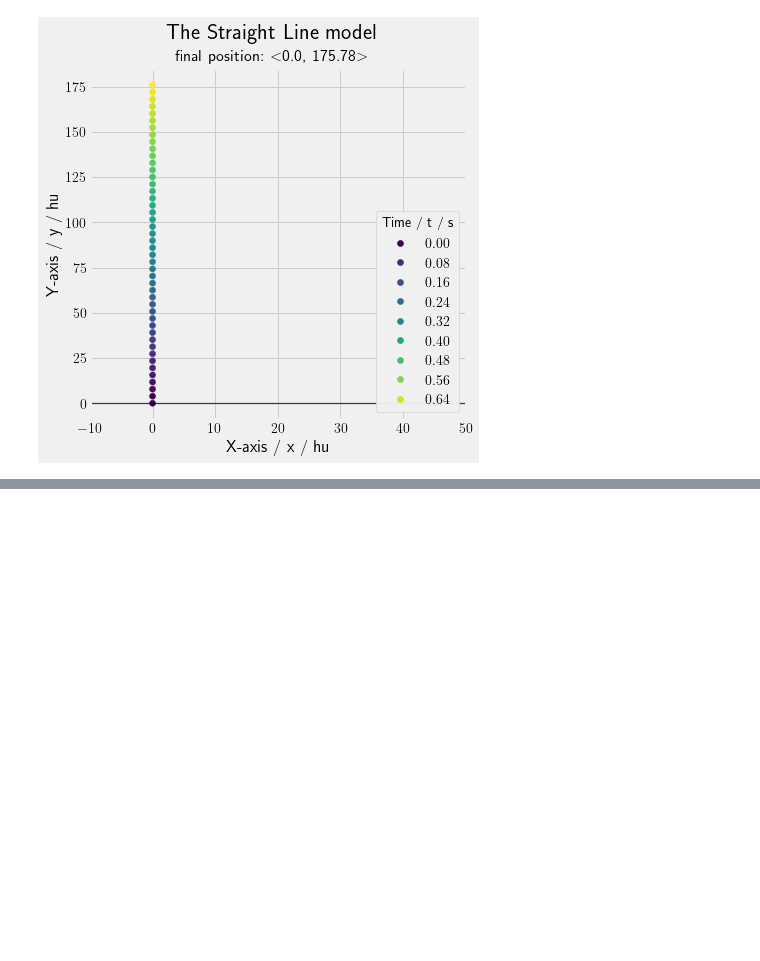
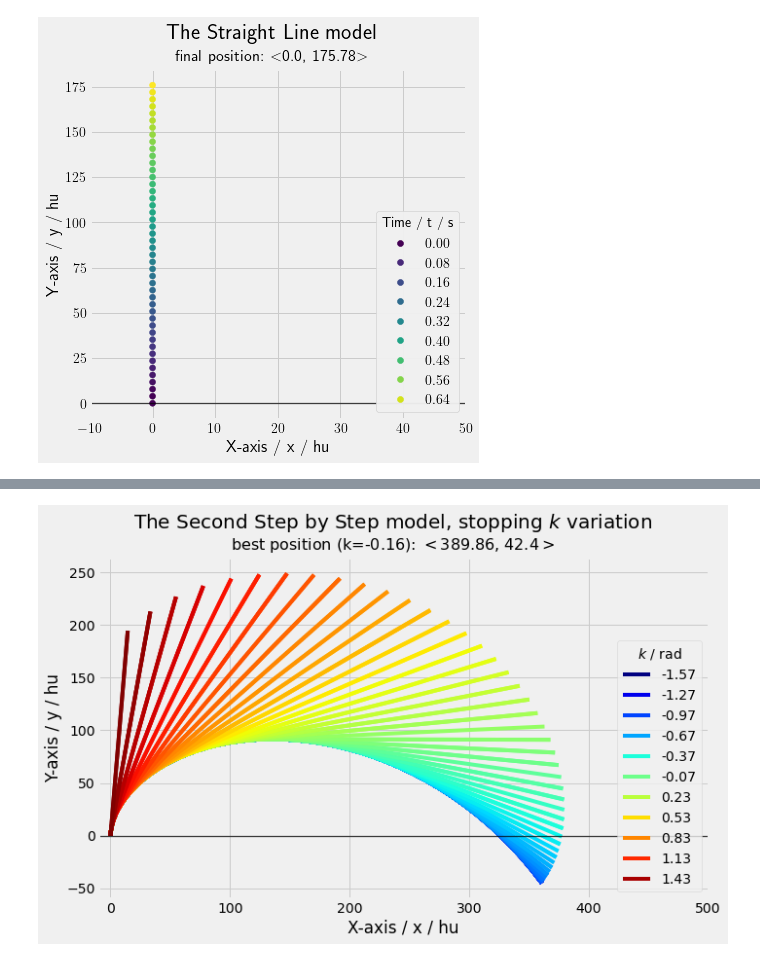
Before and after one commit to Troppydash/IAProjects, a Jupyter notebook: EE/jump/sims/graphing.ipynb, the cells around one changed output, grey strips where cells are left out. Saved outputs shown, nothing was run; the diff lists cells and outputs as text; code cells hidden in the pictures; blank space fills up the shorter version.

Commit message:
Added color to EE scripts

```diff
--- a/EE/jump/sims/graphing.ipynb
+++ b/EE/jump/sims/graphing.ipynb
@@ -738,0 +679,83 @@ step_by_step_2()
+# %%
+# step by step graphing
+
+
+@auto_save()
+def step_by_step_1():
+    pos, data = simulate_discrete_euler_step(step_step_w, 1/64)
+
+    fig = plt.figure(figsize=(10, 6))
+    ax = plt.gca()
+
+    ts = [d[0] for d in data]
+    xs = [d[1] for d in data]
+    ys = [d[2] for d in data]
+
+    sca = ax.scatter(xs, ys, c=ts)
+
+    ax.set_xlim(-10,500)
+
+    ax.axhline(y=0, color='black', linewidth=1.3, alpha=0.7)
+
+    legends = ax.legend(*(sca.legend_elements()),
+                        loc="lower right", title="Time / t / s")
+    ax.add_artist(legends)
+
+    figtext(0.5, 0.95, 'The First Step by Step model', fontsize=22,
+            ha='center')
+    figtext(0.5, 0.9, f'final position: $<${round(pos[0], 2)}, {round(pos[1], 2)}$>$', fontsize=16,
+            ha='center')
+    ax.set_xlabel("X-axis / x / hu")
+    ax.set_ylabel("Y-axis / y / hu")
+
+    return fig
+
+@auto_save()
+def step_by_step_2():
+    plt.rcParams['text.usetex'] = False
+    fig = plt.figure(figsize=(10, 6))
+    ax = plt.gca()
+
+    distances = []
+    psis = np.arange(-0.5 * math.pi, 0.5 * math.pi, 0.03)
+    colors = plt.cm.jet(np.linspace(0, 1, len(psis)))
+    for index, psi in enumerate(psis):
+        pos, data = simulate_discrete_euler_step(step_step_w_psi(psi), 1/64)
+        ts = [d[0] for d in data]
+        xs = [d[1] for d in data]
+        ys = [d[2] for d in data]
+
+        distance = vec_mag(pos)
+        distances.append((distance, pos, psi))
+
+        if index % 10 == 0:
+            ax.plot(xs, ys, c=colors[index], label=str(round(psi, 2)))
+        else:
+            ax.plot(xs, ys, c=colors[index])
+
+
+
+    ax.set_xlim(-10,500)
+
+    ax.axhline(y=0, color='black', linewidth=1.3, alpha=0.7)
+
+    # add legends for line colors, step
+    ax.legend(loc="lower right", title="$k$ / rad")
+
+    # get best distance
+    best_distance = max(distances, key=lambda x: x[0])
+    mag, pos, k = best_distance
+
+    figtext(0.5, 0.95, 'The Second Step by Step model, stopping $k$ variation', fontsize=20,
+            ha='center')
+    figtext(0.5, 0.9, f'best position (k={round(k, 2)}): $<${round(pos[0], 2)}, {round(pos[1], 2)}$>$', fontsize=16,
+            ha='center')
+
+    ax.set_xlabel("X-axis / x / hu")
+    ax.set_ylabel("Y-axis / y / hu")
+
+    return fig
+
+step_by_step_2()
+# %% [output]
+[figure, added]
```
Also changed, not shown: parts of 6 cells of this notebook, 1 other file.
